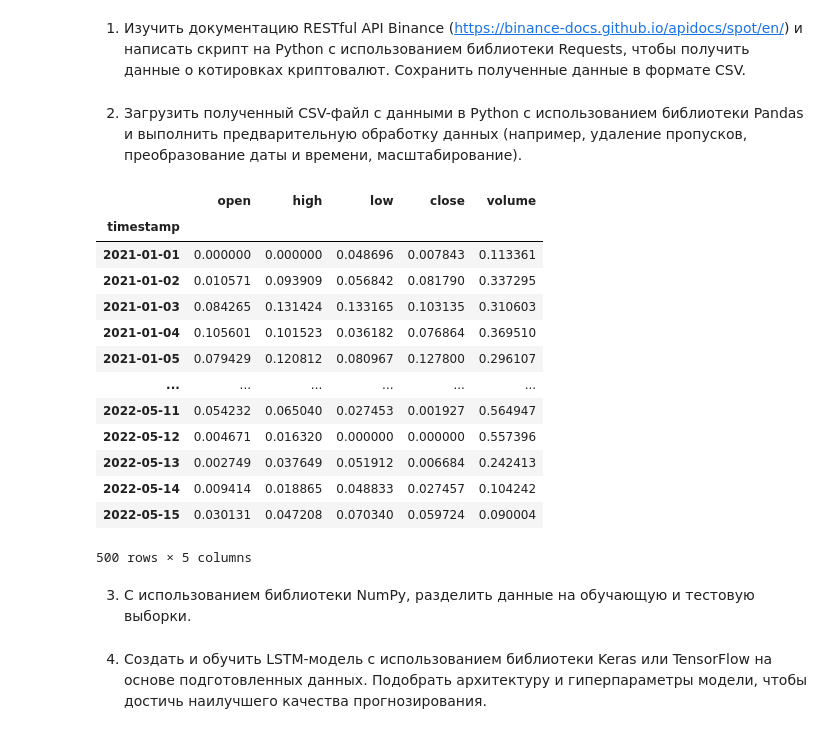
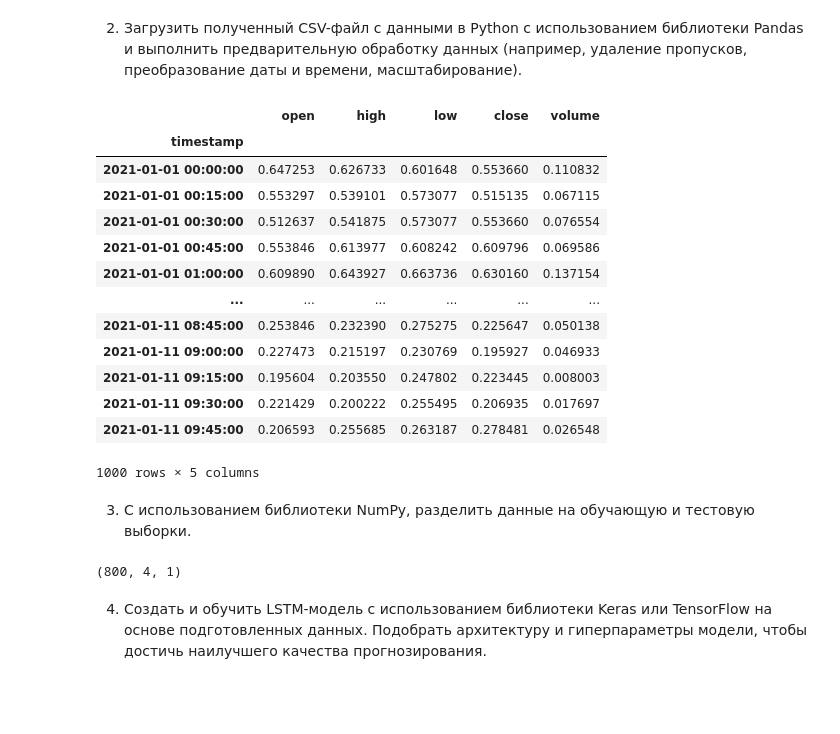
Before and after one commit to bkamuz/crypto-predictor, a Jupyter notebook: crypto-predictor.ipynb, the cells around one changed output. Saved outputs shown, nothing was run; the diff lists cells and outputs as text; code cells hidden in the pictures; blank space fills up the shorter version.

Commit message:
Tests

```diff
--- a/crypto-predictor.ipynb
+++ b/crypto-predictor.ipynb
@@ -3,5 +5,3 @@ import os
 # %%
 # !pip install ccxt
 # !pip install pandas
-# %% [markdown]
-1. Изучить документацию RESTful API Binance (https://binance-docs.github.io/apidocs/spot/en/) и написать скрипт на Python с использованием библиотеки Requests, чтобы получить данные о котировках криптовалют. Сохранить полученные данные в формате CSV.
@@ -53,42 +55,54 @@ grab_and_save_data(exchange, symbols, timeframe, start_date, path)
 # %% [markdown]
 2. Загрузить полученный CSV-файл с данными в Python с использованием библиотеки Pandas и выполнить предварительную обработку данных (например, удаление пропусков, преобразование даты и времени, масштабирование).
 # %%
+''' '''
+
+
+def norm(orig_df):
+    return (orig_df-orig_df.min())/(orig_df.max()-orig_df.min())
+
+def unnorm(norm_df, orig_df, column = 'close'):
+    return norm_df * (orig_df[column].max() - orig_df[column].min()) + orig_df[column].min()
+
+
 def data_preparing(path, symbol):
 
     # Read CSV file
     ohlcv_df = pd.read_csv(path+symbol.lower().replace("/", "_")+"_historical_data.csv")
 
     # Convert timetamp to Pandas datetime object
     ohlcv_df['timestamp'] = pd.to_datetime(ohlcv_df['timestamp'], format='%Y-%m-%d')
 
+    # ohlcv_df = ohlcv_df.values
+    # ohlcv_df = ohlcv_df.astype('float32')
     # Set datetie as index
     ohlcv_df.set_index('timestamp', inplace=True)
 
     # Scaling data with Pandas and Numpy
     # Min-Max Normalization
-    ohlcv_df_norm = (ohlcv_df-ohlcv_df.min())/(ohlcv_df.max()-ohlcv_df.min())
+    ohlcv_df_norm = norm(ohlcv_df)  # (ohlcv_df-ohlcv_df.min())/(ohlcv_df.max()-ohlcv_df.min())
     ohlcv_df_norm
 
-    return ohlcv_df_norm
+    return ohlcv_df_norm, ohlcv_df
 
-ohlcv_df_norm = data_preparing(path, 'BTC/USDT')
+ohlcv_df_norm, ohlcv_df = data_preparing(path, 'ATOM/USDT')
 
 ohlcv_df_norm
 # %% [output]
 |  | open | high | low | close | volume |
 | timestamp |  |  |  |  |  |
-| 2021-01-01 | 0.000000 | 0.000000 | 0.048696 | 0.007843 | 0.113361 |
-| 2021-01-02 | 0.010571 | 0.093909 | 0.056842 | 0.081790 | 0.337295 |
-| 2021-01-03 | 0.084265 | 0.131424 | 0.133165 | 0.103135 | 0.310603 |
-| 2021-01-04 | 0.105601 | 0.101523 | 0.036182 | 0.076864 | 0.369510 |
-| 2021-01-05 | 0.079429 | 0.120812 | 0.080967 | 0.127800 | 0.296107 |
+| 2021-01-01 00:00:00 | 0.647253 | 0.626733 | 0.601648 | 0.553660 | 0.110832 |
+| 2021-01-01 00:15:00 | 0.553297 | 0.539101 | 0.573077 | 0.515135 | 0.067115 |
+| 2021-01-01 00:30:00 | 0.512637 | 0.541875 | 0.573077 | 0.553660 | 0.076554 |
+| 2021-01-01 00:45:00 | 0.553846 | 0.613977 | 0.608242 | 0.609796 | 0.069586 |
+| 2021-01-01 01:00:00 | 0.609890 | 0.643927 | 0.663736 | 0.630160 | 0.137154 |
 | ... | ... | ... | ... | ... | ... |
-| 2022-05-11 | 0.054232 | 0.065040 | 0.027453 | 0.001927 | 0.564947 |
-| 2022-05-12 | 0.004671 | 0.016320 | 0.000000 | 0.000000 | 0.557396 |
-| 2022-05-13 | 0.002749 | 0.037649 | 0.051912 | 0.006684 | 0.242413 |
-| 2022-05-14 | 0.009414 | 0.018865 | 0.048833 | 0.027457 | 0.104242 |
-| 2022-05-15 | 0.030131 | 0.047208 | 0.070340 | 0.059724 | 0.090004 |
+| 2021-01-11 08:45:00 | 0.253846 | 0.232390 | 0.275275 | 0.225647 | 0.050138 |
+| 2021-01-11 09:00:00 | 0.227473 | 0.215197 | 0.230769 | 0.195927 | 0.046933 |
+| 2021-01-11 09:15:00 | 0.195604 | 0.203550 | 0.247802 | 0.223445 | 0.008003 |
+| 2021-01-11 09:30:00 | 0.221429 | 0.200222 | 0.255495 | 0.206935 | 0.017697 |
+| 2021-01-11 09:45:00 | 0.206593 | 0.255685 | 0.263187 | 0.278481 | 0.026548 |
-500 rows × 5 columns
+1000 rows × 5 columns
 # %% [markdown]
 3. С использованием библиотеки NumPy, разделить данные на обучающую и тестовую выборки.
 # %%
@@ -99,2 +120,24 @@ test_data = ohlcv_df_norm[int(0.8*len(ohlcv_df_norm)):]
+# %%
+
+# ohlcv_df_norm_ph = tf.Variable(tf.float32, shape=ohlcv_df_norm.shape)
+
+# Split the data into X and y
+# assign the data to X and y variables
+X = ohlcv_df_norm.drop(columns=["close"])
+y = ohlcv_df_norm["close"].shift(1)
+
+# split the data into training and testing sets
+X_train, X_test, y_train, y_test = train_test_split(X, y, test_size=0.2, shuffle=False)
+
+
+
+train_X = np.expand_dims(X_train.values, axis=2)
+test_X = np.expand_dims(X_test.values, axis=2)
+train_y = np.expand_dims(X_train.values, axis=2)
+test_y = np.expand_dims(X_test.values, axis=2)
+
+train_X.shape
+# %% [output]
+(800, 4, 1)
 # %% [markdown]
 4. Создать и обучить LSTM-модель с использованием библиотеки Keras или TensorFlow на основе подготовленных данных. Подобрать архитектуру и гиперпараметры модели, чтобы достичь наилучшего качества прогнозирования.
```
Also changed, not shown: parts of 12 cells of this notebook, 6 other files.
